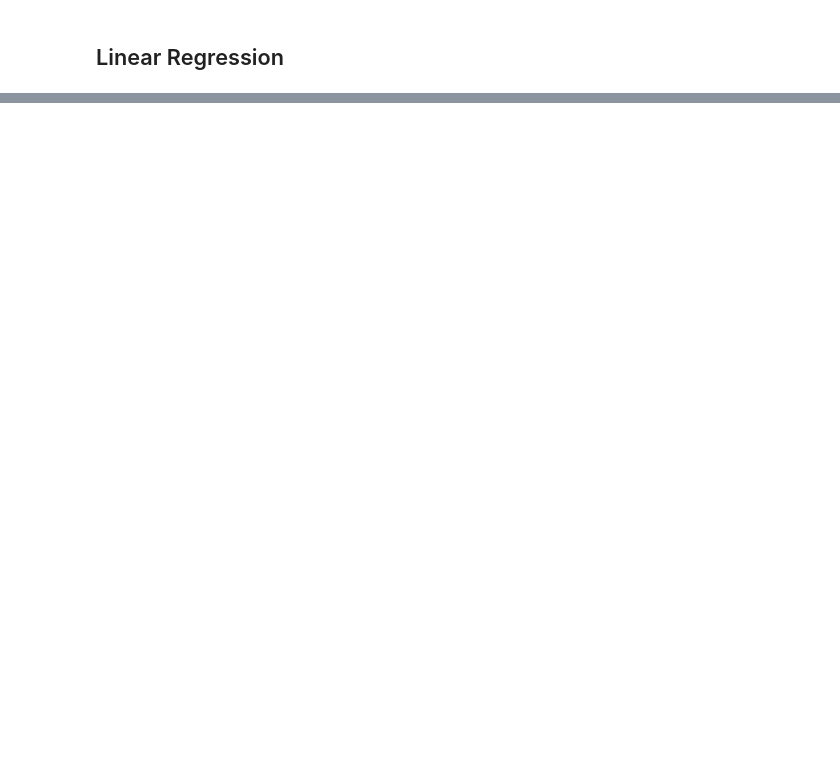
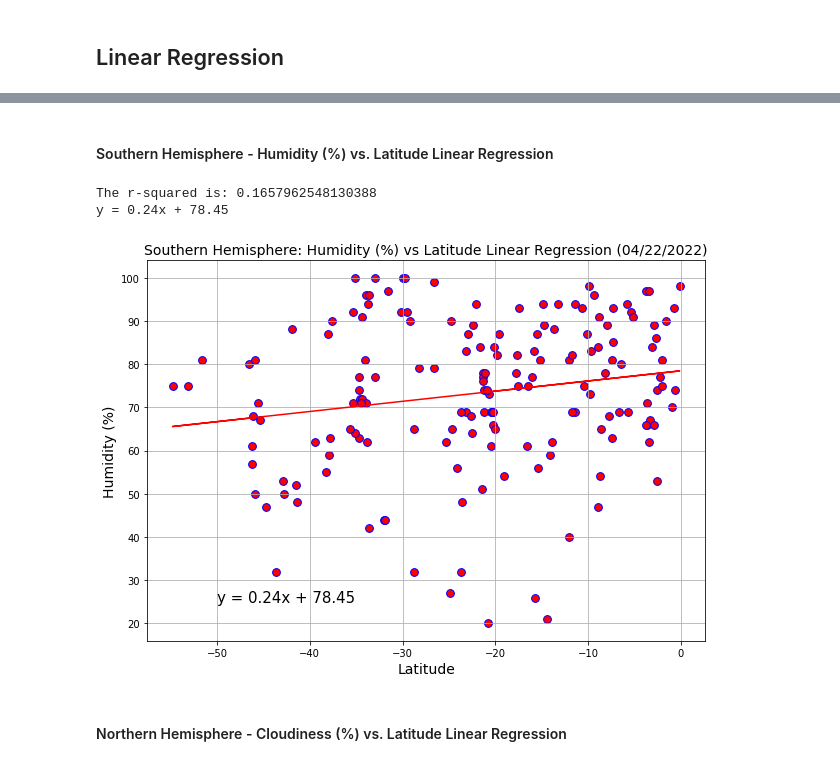
Before and after one commit to TanishaCooper/python-api-challenge, a Jupyter notebook: WeatherPy/main_one.ipynb, the cells around one changed output, grey strips where cells are left out. Saved outputs shown, nothing was run; the diff lists cells and outputs as text; code cells hidden in the pictures; blank space fills up the shorter version.

```diff
--- a/WeatherPy/main_one.ipynb
+++ b/WeatherPy/main_one.ipynb
@@ -334,0 +416,43 @@ y = -1.01x + 95.26
+# %% [markdown]
+####  Southern Hemisphere - Humidity (%) vs. Latitude Linear Regression
+# %%
+# Create x and y values
+x_humidity_S = pd.to_numeric(south_hemisphere_df["Latitude"]).astype(float)
+y_humidity_S = pd.to_numeric(south_hemisphere_df["Humidity"].astype(float))
+
+# Use scipy to pull in values below easier (linregress)
+(slope, intercept, rvalue, pvalue, stderr) = linregress(x_humidity_S,y_humidity_S)
+
+# Create line regression values
+line_regress_value_humid_S = x_humidity_S * slope + intercept
+#line_regress_value
+
+# Create line equation y = mx + b: m = slope, b = intercept
+line_eq_humid_S = "y = " + str(round(slope,2)) + "x + " + str(round(intercept,2))
+#line_eq
+# %%
+# Plot scatter plot, line regression, and line equation for Southern Hemisphere
+
+plt.rcParams["figure.figsize"] = (10,7)
+plt.scatter(x_humidity_S,y_humidity_S, s=60, c= "red", edgecolors= "blue")
+
+plt.plot(x_humidity_S,line_regress_value_humid_S,"r-")
+plt.annotate(line_eq_humid_S,(-50,25), fontsize= 15, color="black")
+plt.title("Southern Hemisphere: Humidity (%) vs Latitude Linear Regression (04/22/2022)", fontsize= 14)
+plt.ylabel("Humidity (%)", fontsize= 14)
+plt.xlabel("Latitude", fontsize= 14)
+
+plt.grid()
+print(f"The r-squared is: {rvalue}")
+print(line_eq_humid_S)
+
+# Export scatterplot as png
+plt.savefig("/Users/tanishacooper/code/python-api-challenge/Images/South_Humidity_Lat_linreg.png",
+            index= False)
+plt.show()
+# %% [output]
+The r-squared is: 0.1657962548130388
+y = 0.24x + 78.45
+[figure, added]
+# %% [markdown]
+####  Northern Hemisphere - Cloudiness (%) vs. Latitude Linear Regression
```
Also changed, not shown: parts of 28 cells of this notebook, 19 other files.
